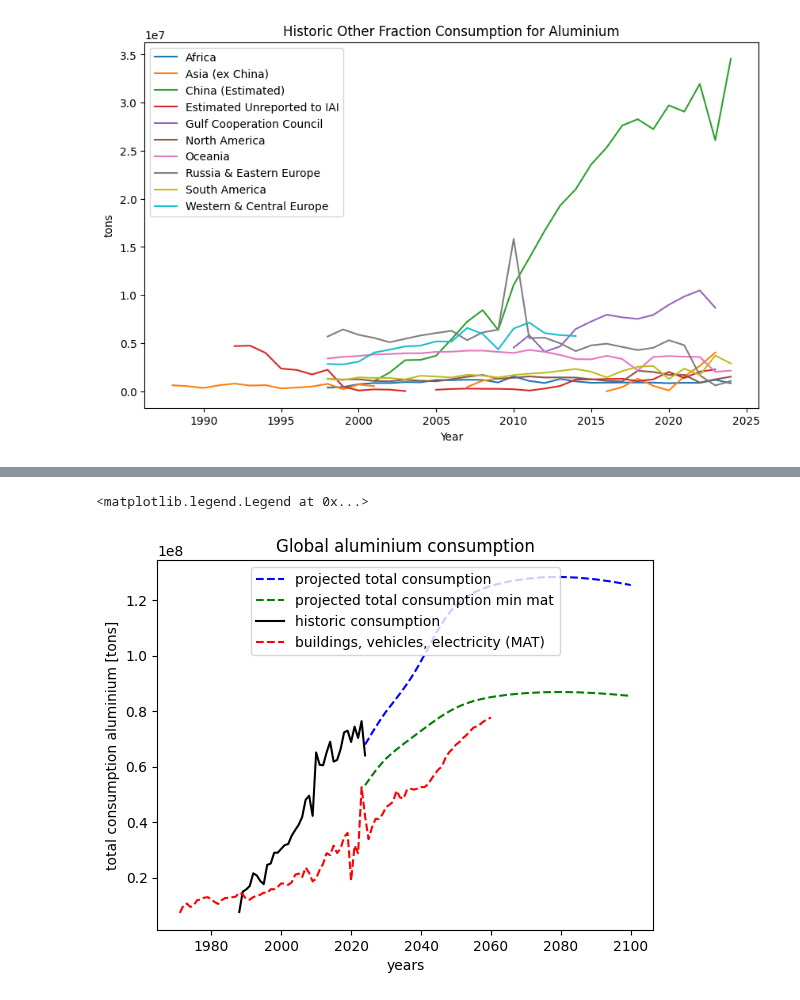
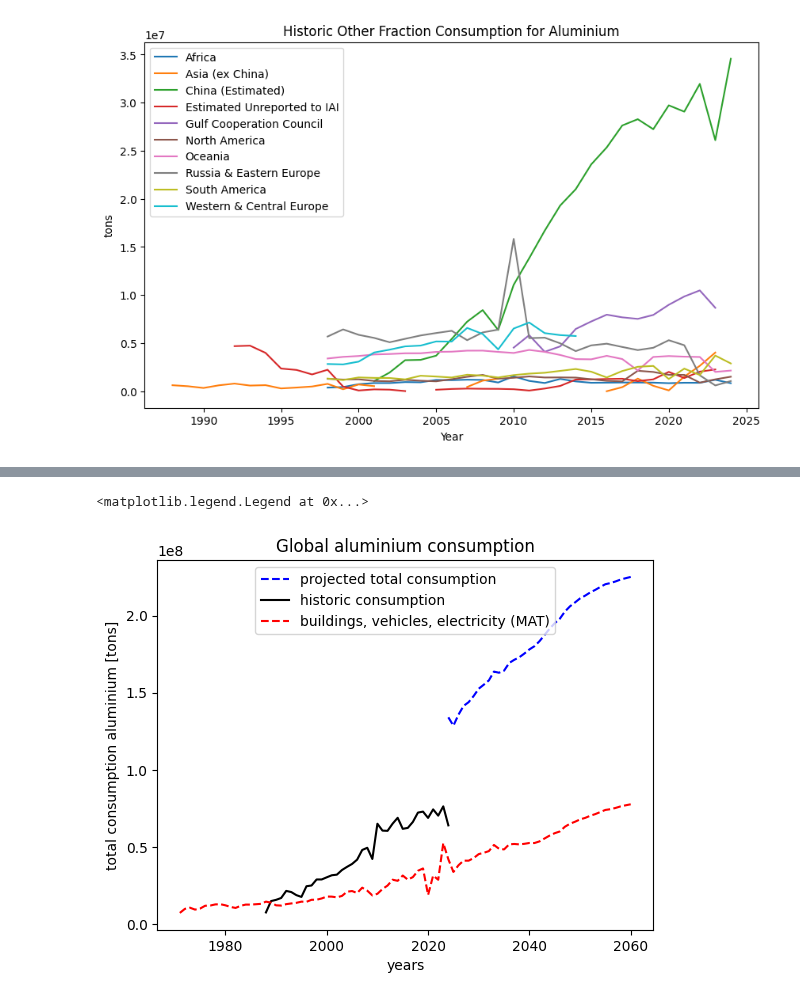
Before and after one commit to imagepbl/image-materials, a Jupyter notebook: imagematerials/rest_of/aluminium.ipynb, the cells around one changed output, grey strips where cells are left out. Saved outputs shown, nothing was run; the diff lists cells and outputs as text; code cells hidden in the pictures.

```diff
--- a/imagematerials/rest_of/aluminium.ipynb
+++ b/imagematerials/rest_of/aluminium.ipynb
@@ -206,6 +206,7 @@ plt.legend()
 # Fit models
 aluminium.calculate_regressors(aluminium.historic_other_fraction_consumption)
 aluminium.fit_models(best_rmse_models={'all_together': 'logistic growth model',
+                                       'china': 'gompertz model',
                                     'oceania': 'gompertz model'})
 
 aluminium.region_model_match
@@ -281,21 +283,21 @@ ax.legend(loc = 'right', bbox_to_anchor=(-0.5, 0.5))
 
 # # only add image mat values for the other regions to projection data
 
-aluminium.projection_per_region_total_min_mat = aluminium.projection_per_region_total.copy()
-aluminium.projection_per_region_total_min_mat.loc[2024:, ['Western & Central Europe', 'North America',
-                                                'Oceania', 'Africa', 'China (Estimated)',
-                                                'Gulf Cooperation Council',
-                                                'Russia & Eastern Europe', 'South America']] = (
-                                                  aluminium.image_mat_material_regions.loc[2024:, ['Western & Central Europe',
-                                                            'North America',
-                                                            'Oceania', 'Africa', 'China (Estimated)',
-                                                            'Gulf Cooperation Council',
-                                                            'Russia & Eastern Europe', 'South America']].values +
-                                                                aluminium.projection_per_region.loc[:, ['Western & Central Europe',
-                                                                                                        'North America',
-                                                                                                        'Oceania', 'Africa', 'China (Estimated)',
-                                                                                                        'Gulf Cooperation Council',
-                                                                                                        'Russia & Eastern Europe',
-                                                                                                        'South America']].values
-                                                                                                        )
+# aluminium.projection_per_region_total_min_mat = aluminium.projection_per_region_total.copy()
+# aluminium.projection_per_region_total_min_mat.loc[2024:, ['Western & Central Europe', 'North America',
+#                                                 'Oceania', 'Africa', 'China (Estimated)',
+#                                                 'Gulf Cooperation Council',
+#                                                 'Russia & Eastern Europe', 'South America']] = (
+#                                                   aluminium.image_mat_material_regions.loc[2024:, ['Western & Central Europe',
+#                                                             'North America',
+#                                                             'Oceania', 'Africa', 'China (Estimated)',
+#                                                             'Gulf Cooperation Council',
+#                                                             'Russia & Eastern Europe', 'South America']].values +
+#                                                                 aluminium.projection_per_region.loc[:, ['Western & Central Europe',
+#                                                                                                         'North America',
+#                                                                                                         'Oceania', 'Africa', 'China (Estimated)',
+#                                                                                                         'Gulf Cooperation Council',
+#                                                                                                         'Russia & Eastern Europe',
+#                                                                                                         'South America']].values
+                                                                                                        # )
 # %%
@@ -317,22 +319,22 @@ aluminium.projection_per_region_total - aluminium.projection_per_region_total_mi
 # %%
 fig, ax = plt.subplots()             # Create a figure containing a single Axes.
 
-ax.plot(aluminium.projection_per_region_total.loc[2024:, ].sum(axis = 1),
+ax.plot(aluminium.projection_per_region_total.loc[2024:, ].sum(axis = 1) + aluminium.image_mat_data.loc[2024:, ].sum(axis = 1),
         linestyle = '--', color = 'blue', label = 'projected total consumption')
 
-ax.plot(aluminium.projection_per_region_total_min_mat.loc[2024:, ].sum(axis = 1),
-        linestyle = '--', color = 'green', label = 'projected total consumption min mat')
+# ax.plot(aluminium.projection_per_region_total_min_mat.loc[2024:, ].sum(axis = 1),
+#         linestyle = '--', color = 'green', label = 'projected total consumption min mat')
 
 ax.plot(aluminium.historic_consumption_data.sum(axis = 1),
         linestyle = '-', color = 'black', label = 'historic consumption')
 
 ax.plot(aluminium.image_mat_data.sum(axis = 1).loc[1971:],
         linestyle = '--', color = 'red', label = 'buildings, vehicles, electricity (MAT)')
 
 ax.set_ylabel("total consumption aluminium [tons]")
 ax.set_xlabel("years")
 ax.title.set_text("Global aluminium consumption")
 ax.legend(loc = 'upper center')
 # %% [output]
 <matplotlib.legend.Legend at 0x...>
-[figure, old version]
+[figure, new version]
```
Also changed, not shown: parts of 6 cells of this notebook, 5 other files.
